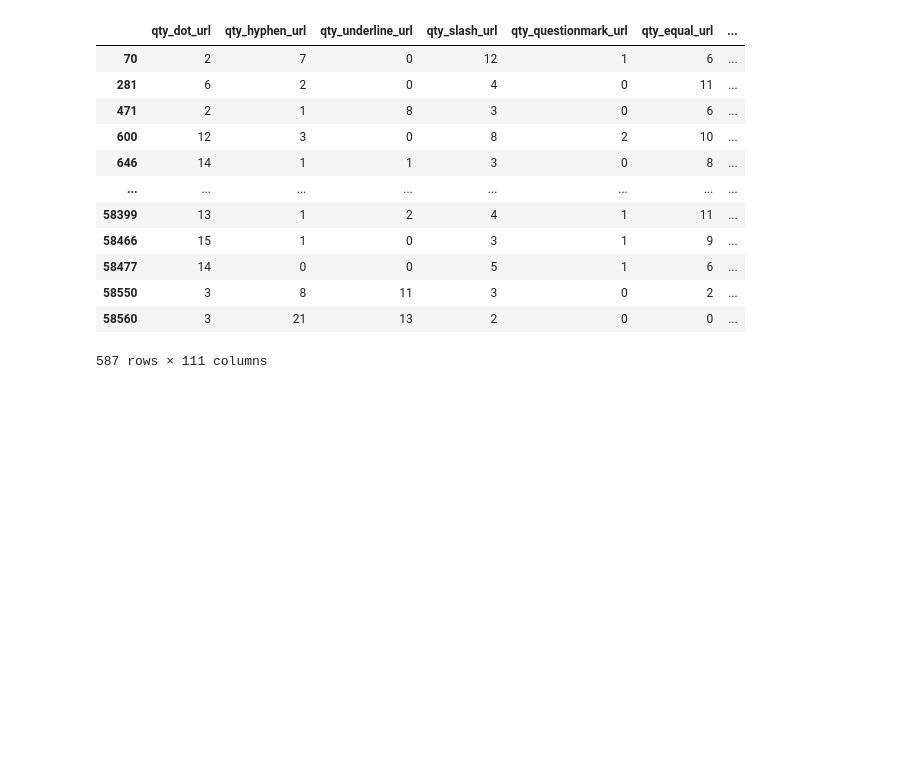
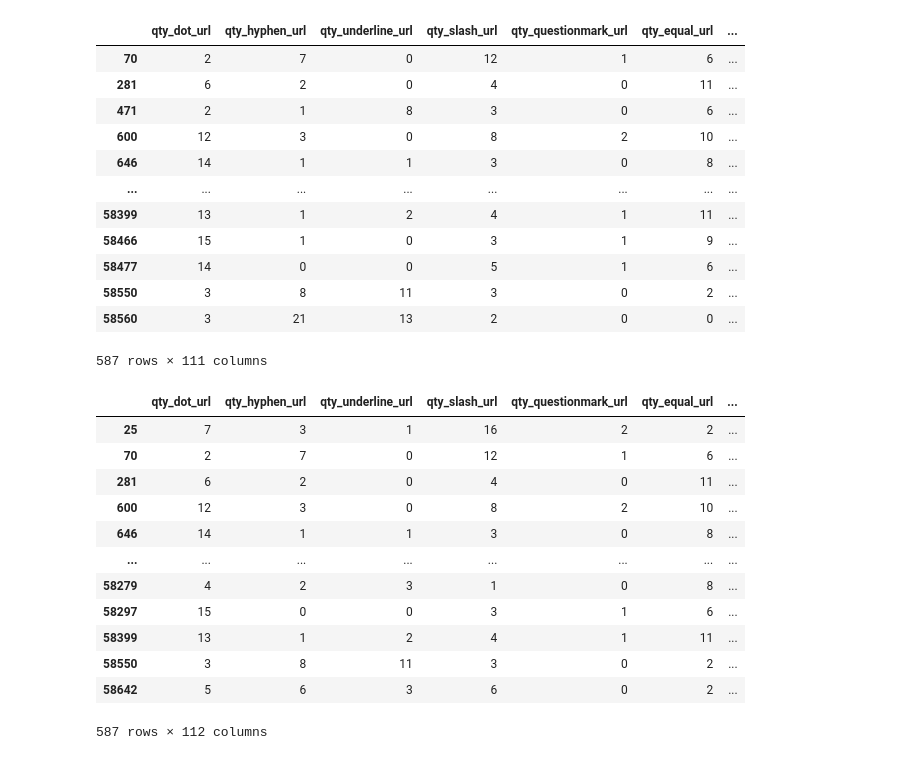
Before and after one commit to adarsh-gowda/Phishing-Domain, a Jupyter notebook: research/trial2.ipynb, the cells around one changed output. Drawn from its saved outputs; the diff is of its cells as text; code cells hidden in the pictures; blank space fills up the shorter version.

```diff
--- a/research/trial2.ipynb
+++ b/research/trial2.ipynb
@@ -122,3 +144,24 @@ fraud_outliers
 | 58550 | 3 | 8 | 11 | 3 | 0 | 2 | ... |
 | 58560 | 3 | 21 | 13 | 2 | 0 | 0 | ... |
 587 rows × 111 columns
+# %%
+outliers = iso_forest.fit_predict(df)  # Where X is your feature matrix
+
+# Outliers are labeled as -1
+fraud_outliers = df[outliers == -1]
+# %%
+fraud_outliers
+# %% [output]
+|  | qty_dot_url | qty_hyphen_url | qty_underline_url | qty_slash_url | qty_questionmark_url | qty_equal_url | ... |
+| 25 | 7 | 3 | 1 | 16 | 2 | 2 | ... |
+| 70 | 2 | 7 | 0 | 12 | 1 | 6 | ... |
+| 281 | 6 | 2 | 0 | 4 | 0 | 11 | ... |
+| 600 | 12 | 3 | 0 | 8 | 2 | 10 | ... |
+| 646 | 14 | 1 | 1 | 3 | 0 | 8 | ... |
+| ... | ... | ... | ... | ... | ... | ... | ... |
+| 58279 | 4 | 2 | 3 | 1 | 0 | 8 | ... |
+| 58297 | 15 | 0 | 0 | 3 | 1 | 6 | ... |
+| 58399 | 13 | 1 | 2 | 4 | 1 | 11 | ... |
+| 58550 | 3 | 8 | 11 | 3 | 0 | 2 | ... |
+| 58642 | 5 | 6 | 3 | 6 | 0 | 2 | ... |
+587 rows × 112 columns
```
Also changed, not shown: parts of 2 cells of this notebook.
